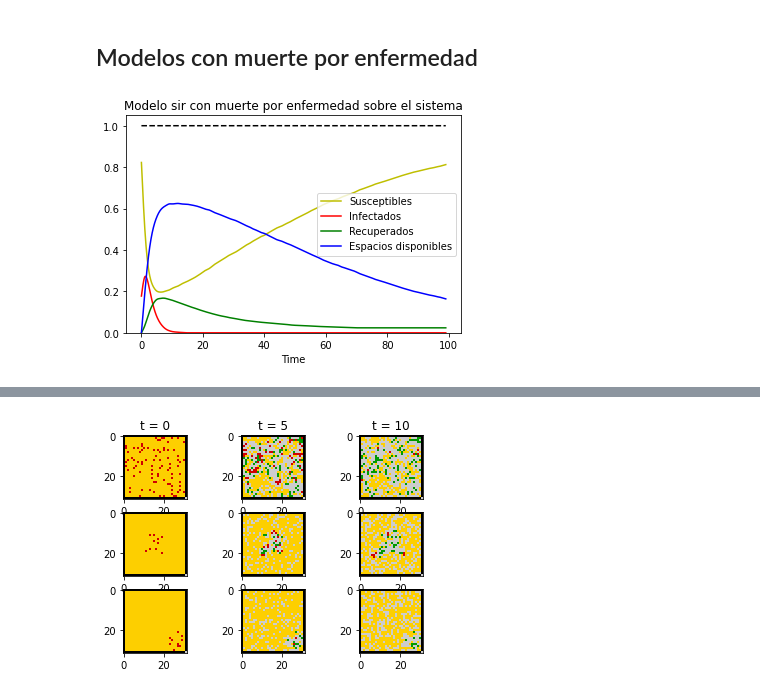
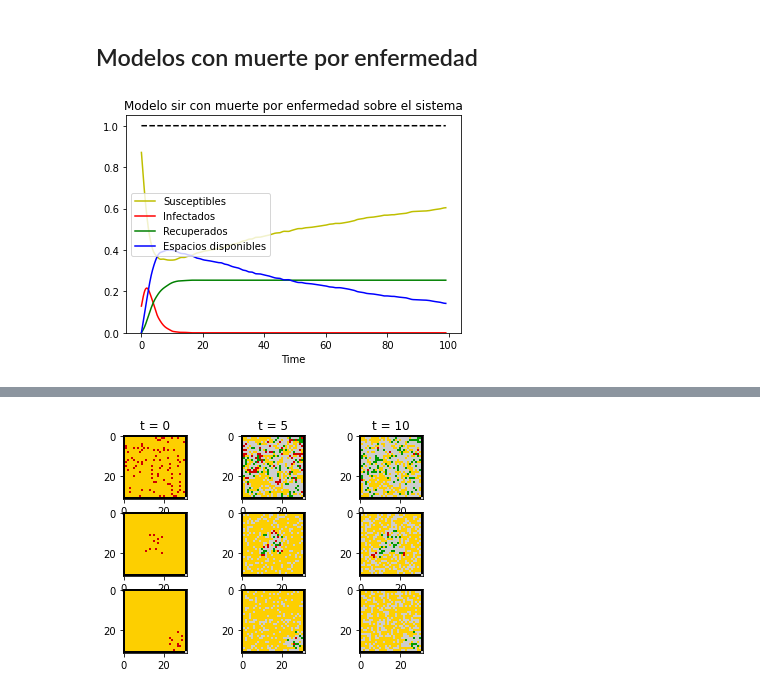
Before and after one commit to Grupo-de-simulacion-con-automatas/CAsimulations-Modelacion-de-dinamicas-topologicas-en-la-propagacion-de-una-enfermedad-usando-CA, a Jupyter notebook: Codigo/7. Comparación con los modelos clásicos.ipynb, the cells around one changed output, grey strips where cells are left out. Saved outputs shown, nothing was run; the diff lists cells and outputs as text; code cells hidden in the pictures.

```diff
--- a/Codigo/7. Comparación con los modelos clásicos.ipynb
+++ b/Codigo/7. Comparación con los modelos clásicos.ipynb
@@ -28,7 +28,8 @@ def ShowEvolutions(evolutions,steps = 30, categorizer = 5):
 # %%
 # Modelos compartimentales clásicos
 # Parámetros
-alpha =  0.2; mu = 1/(75*365); theta = 0.4; beta = 0.5
+alpha =  0.2; mu = 1/(75*6); theta = 0.4;
+beta = 0.5
 
 # Modelos SIS
 def S_function(values, beta = beta, mu = mu, theta = theta):
@@ -90,0 +83,7 @@ SIRmodel.metricsPlot(100, f"Modelo {model} sobre el sistema")
+# %%
+system = initialLocation(30,30,0.1,"center") # northwest, north, northeast, west, center, east, southwest, south, southeast
+neigborhoodSystemMoore = Moore(system)
+
+model = "sir"  # sis, sir
+SIRmodel = models(model, alpha, beta, system, neigborhoodSystemMoore, [1,0])
+SIRmodel.metricsPlot(30, f"Modelo {model} sobre el sistema")
@@ -125,16 +126,16 @@ heatmap(casesStudied[2][2],1)  # evolutions - location - state
 from EpidemiologicalModels.BirthAndMortavilityModel import *
 # %%
 ranges = [[1,100,1]]
-mr = [[1,100,1/75]]  # [[1,14,0.0005],[15,69,0.02],[70,100,0.15]]
-br = 2
+mr = [[1,100,1/(75*6)]]  # [[1,14,0.0005],[15,69,0.02],[70,100,0.15]]
+br = 1/(75*6)
 
-system = initialLocation(30,30,0.1,"center") # northwest, north, northeast, west, center, east, southwest, south, southeast
+system = initialLocation(10,10,0.25,"center") # northwest, north, northeast, west, center, east, southwest, south, southeast
 neigborhoodSystemMoore = Von_Neumann(system)
 ages_sys1 = agesMatrix(ranges,system)
 
 model = "sis_birthAndMortavility"  # sis_birthAndMortavility, sir_birthAndMortavility
 SISmodel = models(model,alpha,beta,system,neigborhoodSystemMoore,[1,0])
 SISmodel.birthRate = br; SISmodel.probabilityOfDyingByAgeGroup = mr
-SISmodel.systemAges = ages_sys1; SISmodel.annualUnit = 365
-SISmodel.metricsPlot(100, f"Modelo {model[:3]} con natalidad y mortalidad sobre el sistema")
+SISmodel.systemAges = ages_sys1; SISmodel.annualUnit = 6
+SISmodel.metricsPlot(30, f"Modelo {model[:3]} con natalidad y mortalidad sobre el sistema")
 # %% [output]
@@ -177,19 +195,20 @@ heatmap(casesStudied[5][2],1)  # location - evolutions - state
 ## Modelos con muerte por enfermedad
 # %%
 ranges = [[1,100,1]]
-mr = [[1,100,0.05]]
+#mr = [[1,100,0.05]]
 ranges_dead = [[1,100,0.4]]
-br = 2
+#br = 2
 
-ages_sys1 = agesMatrix(ranges,system)
+#ages_sys1 = agesMatrix(ranges,system)
 neigborhoodSystemMoore = Von_Neumann(system)
 
 model = "sir_deathByDisease"  # sis_deathByDisease, sir_deathByDisease
 SIRmodel = models(model, alpha, beta, system, neigborhoodSystemMoore, [1,0])
 SIRmodel.birthRate = br; SIRmodel.probabilityOfDyingByAgeGroup = mr
 SIRmodel.deathFromDiseaseByAgeRange = ranges_dead
-SIRmodel.systemAges = ages_sys1; SIRmodel.annualUnit = 365
+SIRmodel.systemAges = ages_sys1; SIRmodel.annualUnit = 6
 
 SIRmodel.plotMediumCurves(0.1, 100, 10, f"Modelo {model[:3]} con muerte por enfermedad sobre el sistema")
+#SIRmodel.metricsPlot(100, f"Modelo {model[:3]} con muerte por enfermedad sobre el sistema")
 # %% [output]
-[figure, old version]
+[figure, new version]
```
Also changed, not shown: parts of 8 cells of this notebook, 11 other files.
